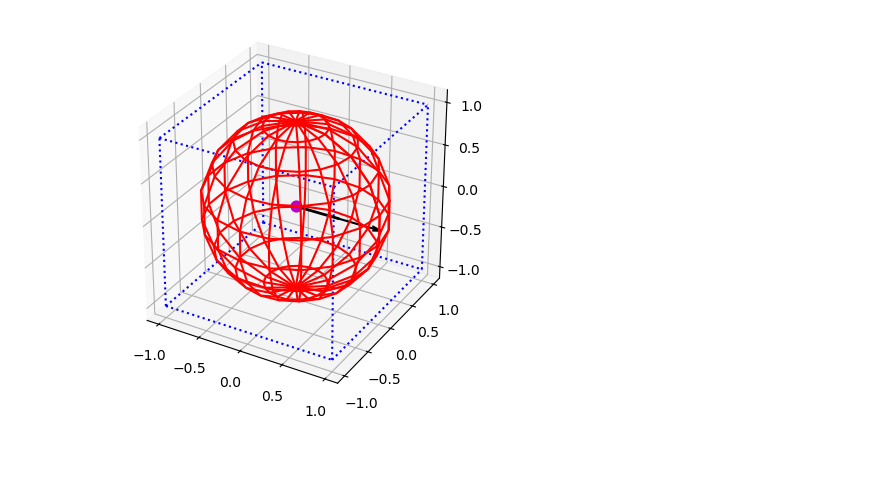
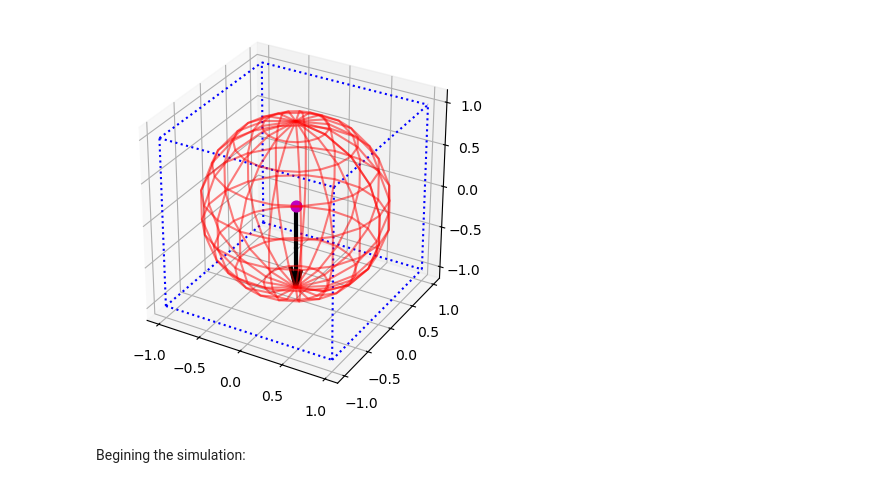
Before and after one commit to pmeshkov/PHY-445-data-analysis, a Jupyter notebook: Simulation/bloch_sphere_simulator.ipynb, the cells around one changed output. Drawn from its saved outputs; the diff is of its cells as text; code cells hidden in the pictures; blank space fills up the shorter version.

Commit message:
Bloch sphere animation working

```diff
--- a/Simulation/bloch_sphere_simulator.ipynb
+++ b/Simulation/bloch_sphere_simulator.ipynb
@@ -4,46 +4,53 @@ import matplotlib.pyplot as plt
 from mpl_toolkits.mplot3d import Axes3D
 from itertools import product, combinations
 import mpl_toolkits.mplot3d.art3d as art3d
+import os
+import moviepy.video.io.ImageSequenceClip
+
+def blochPlot(u, v, w, index):
+    # Initialize figure and 3D axis
+    fig = plt.figure()
+    ax = fig.add_subplot(projection='3d')
+    ax.set_box_aspect([1, 1, 1])  # Equal aspect ratio
+
+    # Draw cube
+    r = [-1, 1]
+    for s, e in combinations(np.array(list(product(r, r, r))), 2):
+        if np.sum(np.abs(s - e)) == r[1] - r[0]:
+            ax.plot3D(*zip(s, e), color="b", ls=':')
+
+    # Draw sphere
+    phi, theta = np.mgrid[0:2*np.pi:20j, 0:np.pi:10j]
+    x = np.cos(phi) * np.sin(theta)
+    y = np.sin(phi) * np.sin(theta)
+    z = np.cos(theta)
+    ax.plot_wireframe(x, y, z, color="r", alpha=0.5)
+
+    # Draw a point at the origin
+    ax.scatter([0], [0], [0], color="m", s=60)
 
 
-# Initialize figure and 3D axis
-fig = plt.figure()
-ax = fig.add_subplot(projection='3d')
-ax.set_box_aspect([1, 1, 1])  # Equal aspect ratio
+    # Function to draw a 3D arrow using Line3D and Quiver
+    def draw_3d_arrow(ax, start, end, color="k"):
+        start, end = np.array(start), np.array(end)
 
-# Draw cube
-r = [-1, 1]
-for s, e in combinations(np.array(list(product(r, r, r))), 2):
-    if np.sum(np.abs(s - e)) == r[1] - r[0]:
-        ax.plot3D(*zip(s, e), color="b", ls=':')
+        # Draw line (shaft of arrow)
+        ax.plot3D(*zip(start, end), color=color, lw=3)
 
-# Draw sphere
-u, v = np.mgrid[0:2*np.pi:20j, 0:np.pi:10j]
-x = np.cos(u) * np.sin(v)
-y = np.sin(u) * np.sin(v)
-z = np.cos(v)
-ax.plot_wireframe(x, y, z, color="r")
-
-# Draw a point at the origin
-ax.scatter([0], [0], [0], color="m", s=60)
+        # Arrowhead using quiver
+        vec = end - start
+        ax.quiver(*end, *vec, color=color, arrow_length_ratio=0.5, lw=3)
 
 
-# Function to draw a 3D arrow using Line3D and Quiver
-def draw_3d_arrow(ax, start, end, color="k"):
-    start, end = np.array(start), np.array(end)
+    # Draw a 3D arrow from (0,0,0) to (1,1,1)
+    draw_3d_arrow(ax, [0, 0, 0], [u/2., v/2., w/2.], color="k")
 
-    # Draw line (shaft of arrow)
-    ax.plot3D(*zip(start, end), color=color, lw=2)
-
-    # Arrowhead using quiver
-    vec = end - start
-    ax.quiver(*end, *vec, color=color, arrow_length_ratio=0.2)
-
-
-# Draw a 3D arrow from (0,0,0) to (1,1,1)
-draw_3d_arrow(ax, [0, 0, 0], [0.5, 0, 0], color="k")
-
-# Show plot
-plt.show()
+    # Show plot
+    # plt.show()
+    plt.savefig(f"./filetest{index}.png")
-# %% [output]
-[figure, removed]
+# %%
+blochPlot(0, 0, -1, 0)
+# %% [output]
+[figure, added]
+# %% [markdown]
+Begining the simulation:
```
Also changed, not shown: parts of 4 cells of this notebook, 1 other file.
